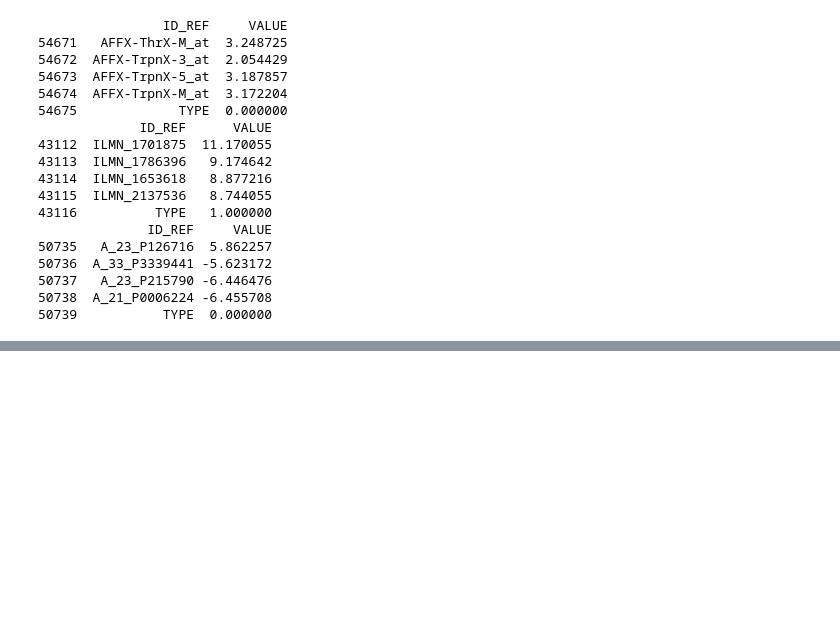
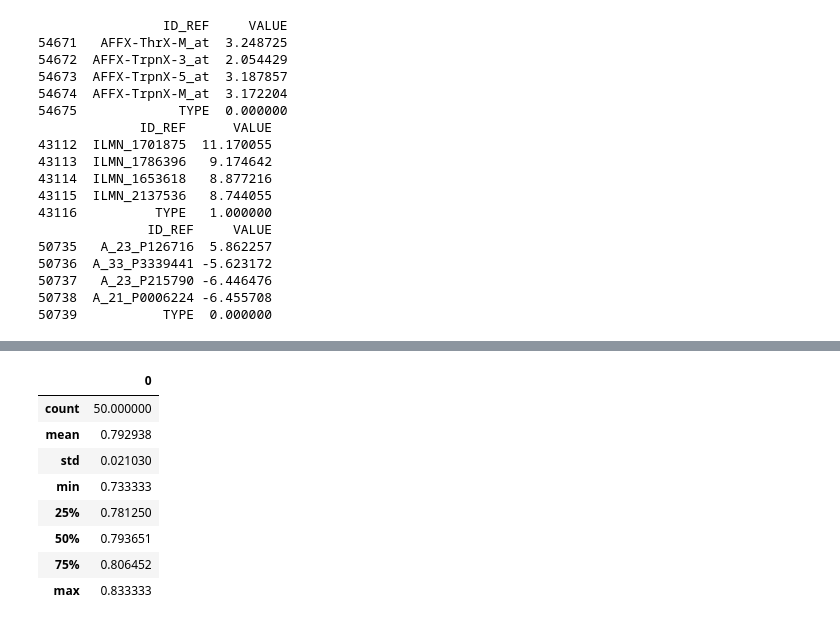
Before and after one commit to BruceHuang2017/gene, a Jupyter notebook: thesis_data.ipynb, the cells around one changed output, grey strips where cells are left out. Cells and saved outputs as stored; diff of their text form; code cells hidden in the pictures; blank space fills up the shorter version.

```diff
--- a/thesis_data.ipynb
+++ b/thesis_data.ipynb
@@ -336,0 +506,12 @@ print(japan_all_list[0].tail())
+# %%
+pd.DataFrame(f1_score_list).describe()
+# %% [output]
+|  | 0 |
+| count | 50.000000 |
+| mean | 0.792938 |
+| std | 0.021030 |
+| min | 0.733333 |
+| 25% | 0.781250 |
+| 50% | 0.793651 |
+| 75% | 0.806452 |
+| max | 0.833333 |
```
Also changed, not shown: parts of 20 cells of this notebook.
